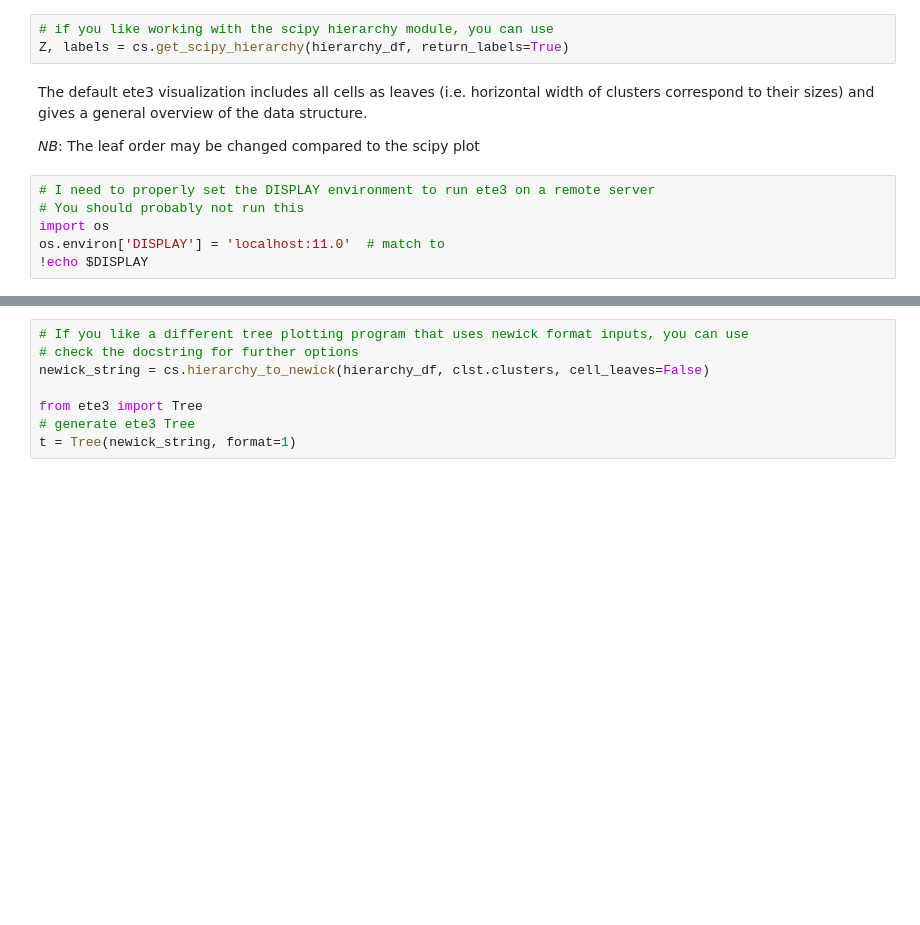
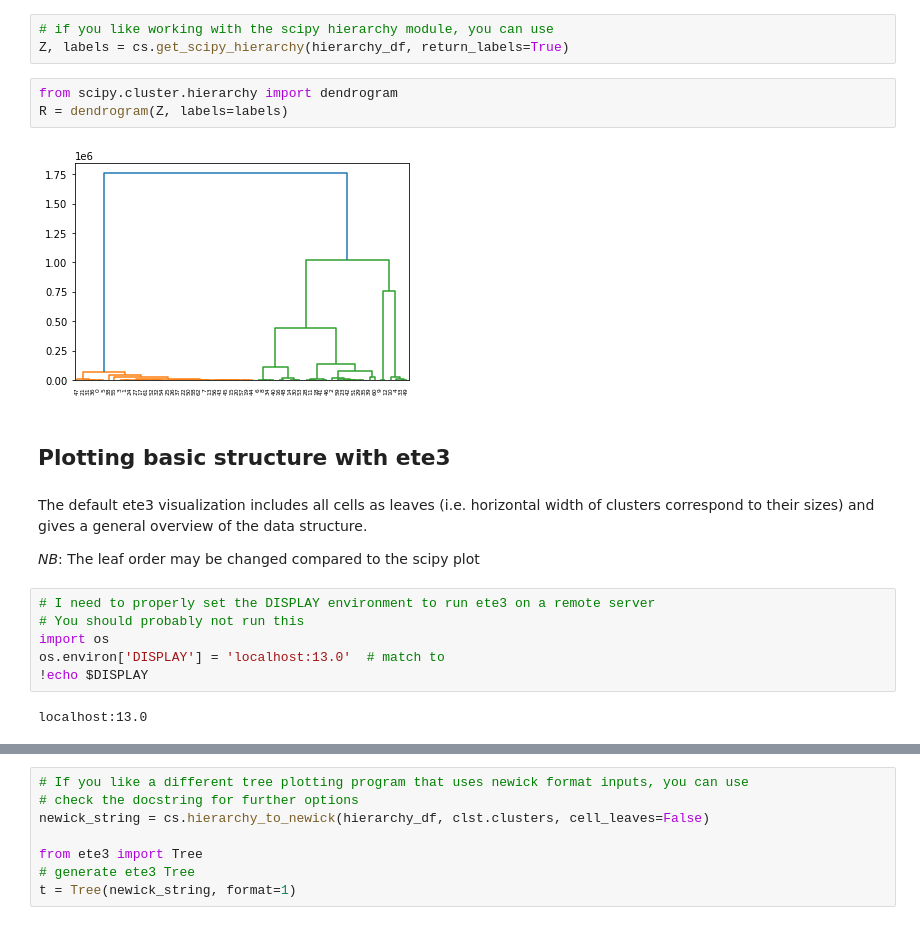
Before and after one commit to nimwegenLab/cellstates, a Jupyter notebook: scripts/Example_analysis.ipynb, the cells around one changed output, grey strips where cells are left out. Drawn from its saved outputs; the diff is of its cells as text; blank space fills up the shorter version.

```diff
--- a/scripts/Example_analysis.ipynb
+++ b/scripts/Example_analysis.ipynb
@@ -147,6 +211,13 @@ ax.set_yscale('symlog', linthresh=1e2)
 # %%
 # if you like working with the scipy hierarchy module, you can use
 Z, labels = cs.get_scipy_hierarchy(hierarchy_df, return_labels=True)
+# %%
+from scipy.cluster.hierarchy import dendrogram
+R = dendrogram(Z, labels=labels)
+# %% [output]
+[figure, added]
+# %% [markdown]
+## Plotting basic structure with ete3
 # %% [markdown]
 The default ete3 visualization includes all cells as leaves (i.e. horizontal width of clusters correspond to their sizes) and gives a general overview of the data structure.
 
@@ -155,8 +226,10 @@ The default ete3 visualization includes all cells as leaves (i.e. horizontal wid
 # I need to properly set the DISPLAY environment to run ete3 on a remote server
 # You should probably not run this
 import os
-os.environ['DISPLAY'] = 'localhost:11.0'  # match to
+os.environ['DISPLAY'] = 'localhost:13.0'  # match to
 !echo $DISPLAY
+# %% [output]
+localhost:13.0
 # %%
 # this built-in function automatically generates a tree visualization with ete3
 # example plot with 2 higher-order groups and cellstates as leaves (size proportional to number of cells)
```
Also changed, not shown: parts of 40 cells of this notebook, 1 other file.
